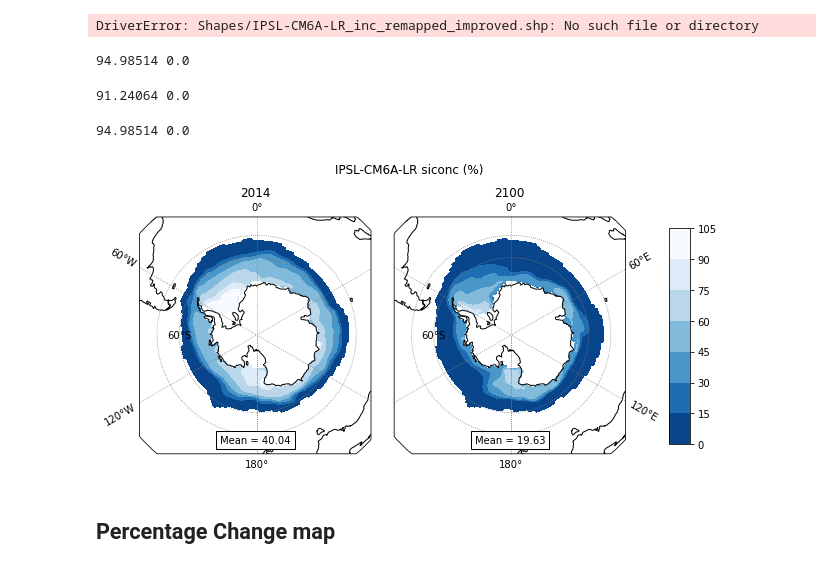
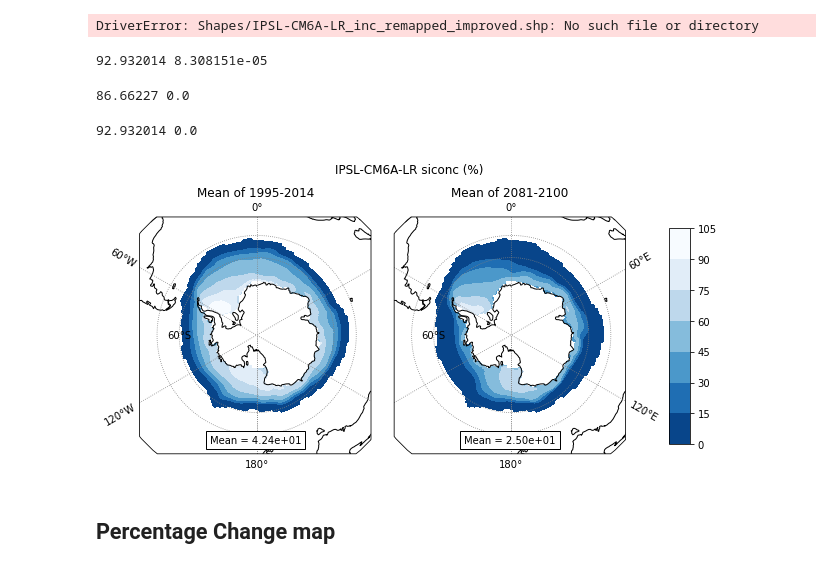
Before and after one commit to jasmineby65/CMEE-Coursework, a Jupyter notebook: Project/code/IPSL-CM6A-LR/siconc_IPSL-CM6A-LR.ipynb, the cells around one changed output. Cells and saved outputs as stored; diff of their text form; code cells hidden in the pictures.

```diff
--- a/Project/code/IPSL-CM6A-LR/siconc_IPSL-CM6A-LR.ipynb
+++ b/Project/code/IPSL-CM6A-LR/siconc_IPSL-CM6A-LR.ipynb
@@ -1425,14 +933,14 @@ dec = gpd.read_file("Shapes/{}_dec_remapped_improved.shp".format(model))
 DriverError: Shapes/IPSL-CM6A-LR_inc_remapped_improved.shp: No such file or directory
 # %%
 # Finding max/min value between the two years
-old = xarray.open_dataset("Data/{}_{}_historical_2014.nc".format(variable, model))
-new = xarray.open_dataset("Data/{}_{}_{}_2100.nc".format(variable, model, experiment))
+old = xarray.open_dataset("Data/{}_{}_historical_20yr.nc".format(variable, model))
+new = xarray.open_dataset("Data/{}_{}_{}_20yr.nc".format(variable, model, experiment))
 # %%
 lat_old = old['lat'].values
 lon_old = old['lon'].values
 var_old = old[variable].values
 
-var_old = np.nanmean(var_old, axis = 0)
+#var_old = np.nanmean(var_old, axis = 0)
 
 old_max = np.nanmax(var_old)
 old_min = np.nanmin(var_old)
@@ -1442,13 +950,13 @@ print(old_max, old_min)
 var_old, lon_old = add_cyclic_point(var_old, coord=lon_old)
 x, y = np.meshgrid(lon_old, lat_old)
 # %% [output]
-94.98514 0.0
+92.932014 8.308151e-05
 # %%
 lat_new = new['lat'].values
 lon_new = new['lon'].values
 var_new = new[variable].values
 
-var_new = np.nanmean(var_new, axis = 0)
+#var_new = np.nanmean(var_new, axis = 0)
 
 new_max = np.nanmax(var_new)
 new_min = np.nanmin(var_new)
@@ -1458,13 +966,13 @@ print(new_max, new_min)
 var_new, lon_new = add_cyclic_point(var_new, coord=lon_new)
 x_new, y_new = np.meshgrid(lon_new, lat_new)
 # %% [output]
-91.24064 0.0
+86.66227 0.0
 # %%
 overall_max = max(old_max, new_max)
 overall_min = min(old_min, new_min)
 print(overall_max, overall_min)
 # %% [output]
-94.98514 0.0
+92.932014 0.0
 # %%
 fig = plt.figure(figsize=[10, 5])
 ax1 = fig.add_subplot(1, 2, 1, projection=cartopy.crs.Orthographic(central_longitude = 0, central_latitude=-90))
@@ -1502,7 +1010,7 @@ for ea in gl1.label_artists:
 
 
 
-ax1.title.set_text('2014')
+ax1.title.set_text('Mean of 1995-2014')
 
 p = ax1.contourf(x, y, var_old,
                 vmax = overall_max, vmin = overall_min,
@@ -1511,20 +1019,20 @@ p = ax1.contourf(x, y, var_old,
 
 ax1.coastlines()
 
-ax1.add_geometries(inc['geometry'],
-                  cartopy.crs.Orthographic(central_longitude = 0, central_latitude=-90),
-                  facecolor = 'none',
-                  edgecolor = 'red',
-                  linestyle = ':')
+# ax1.add_geometries(inc['geometry'],
+#                   cartopy.crs.Orthographic(central_longitude = 0, central_latitude=-90),
+#                   facecolor = 'none',
+#                   edgecolor = 'red',
+#                   linestyle = ':')
 
-ax1.add_geometries(dec['geometry'],
-                  cartopy.crs.Orthographic(central_longitude = 0, central_latitude=-90),
-                  facecolor = 'none',
-                  edgecolor = 'blue',
-                  linestyle = ':')
+# ax1.add_geometries(dec['geometry'],
+#                   cartopy.crs.Orthographic(central_longitude = 0, central_latitude=-90),
+#                   facecolor = 'none',
+#                   edgecolor = 'blue',
+#                   linestyle = ':')
 
 
-mean2014 = AnchoredText("Mean = {:.2f}".format(historical_mean.mean()[variable].values), loc="lower center")
+mean2014 = AnchoredText("Mean = {0:.2e}".format(old.mean()[variable].values), loc="lower center")
 ax1.add_artist(mean2014)
 
 
@@ -1550,46 +1058,46 @@ for ea in gl2.label_artists:
     if ea[0]== 'lat':
         tx = ea[2]
         xy = tx.get_position()
         if xy[0]!=-90:
             tx.set_position([-90, xy[1]])
 
-ax2.title.set_text('2100')
+ax2.title.set_text('Mean of 2081-2100')
 
 p2 = ax2.contourf(x_new, y_new, var_new,
                 vmax = overall_max, vmin = overall_min,
                 cmap = 'Blues_r',
                 transform = cartopy.crs.PlateCarree())
 
 ax2.coastlines()
 
-ax2.add_geometries(inc['geometry'],
-                  cartopy.crs.Orthographic(central_longitude = 0, central_latitude=-90),
-                  facecolor = 'none',
-                  edgecolor = 'red',
-                  linestyle = ':')
+# ax2.add_geometries(inc['geometry'],
+#                   cartopy.crs.Orthographic(central_longitude = 0, central_latitude=-90),
+#                   facecolor = 'none',
+#                   edgecolor = 'red',
+#                   linestyle = ':')
 
-ax2.add_geometries(dec['geometry'],
-                  cartopy.crs.Orthographic(central_longitude = 0, central_latitude=-90),
-                  facecolor = 'none',
-                  edgecolor = 'blue',
-                  linestyle = ':')
+# ax2.add_geometries(dec['geometry'],
+#                   cartopy.crs.Orthographic(central_longitude = 0, central_latitude=-90),
+#                   facecolor = 'none',
+#                   edgecolor = 'blue',
+#                   linestyle = ':')
 
-mean2100 = AnchoredText("Mean = {0:.2f}".format(new_mean.mean()[variable].values), loc="lower center")
+mean2100 = AnchoredText("Mean = {0:.2e}".format(new.mean()[variable].values), loc="lower center")
 ax2.add_artist(mean2100)
 
 
 
 ### Colorbar
 fig.subplots_adjust(right=0.8) # Move all subplots 0.2 away from the right
 cbar_ax = fig.add_axes([0.86, 0.2, 0.03, 0.6]) # Define position and size of new element (distance from left, distance from bottom, width, height)
 fig.colorbar(p, cax=cbar_ax)
 
 
 plt.savefig("output/{}/{}_{}_2014vs2100.png".format(model, variable, model))
 
 plt.show()
 # %% [output]
-[figure, old version]
+[figure, new version]
 # %% [markdown]
 ## Percentage Change map
 # %%
```
Also changed, not shown: parts of 397 cells of this notebook, 34 other files.
